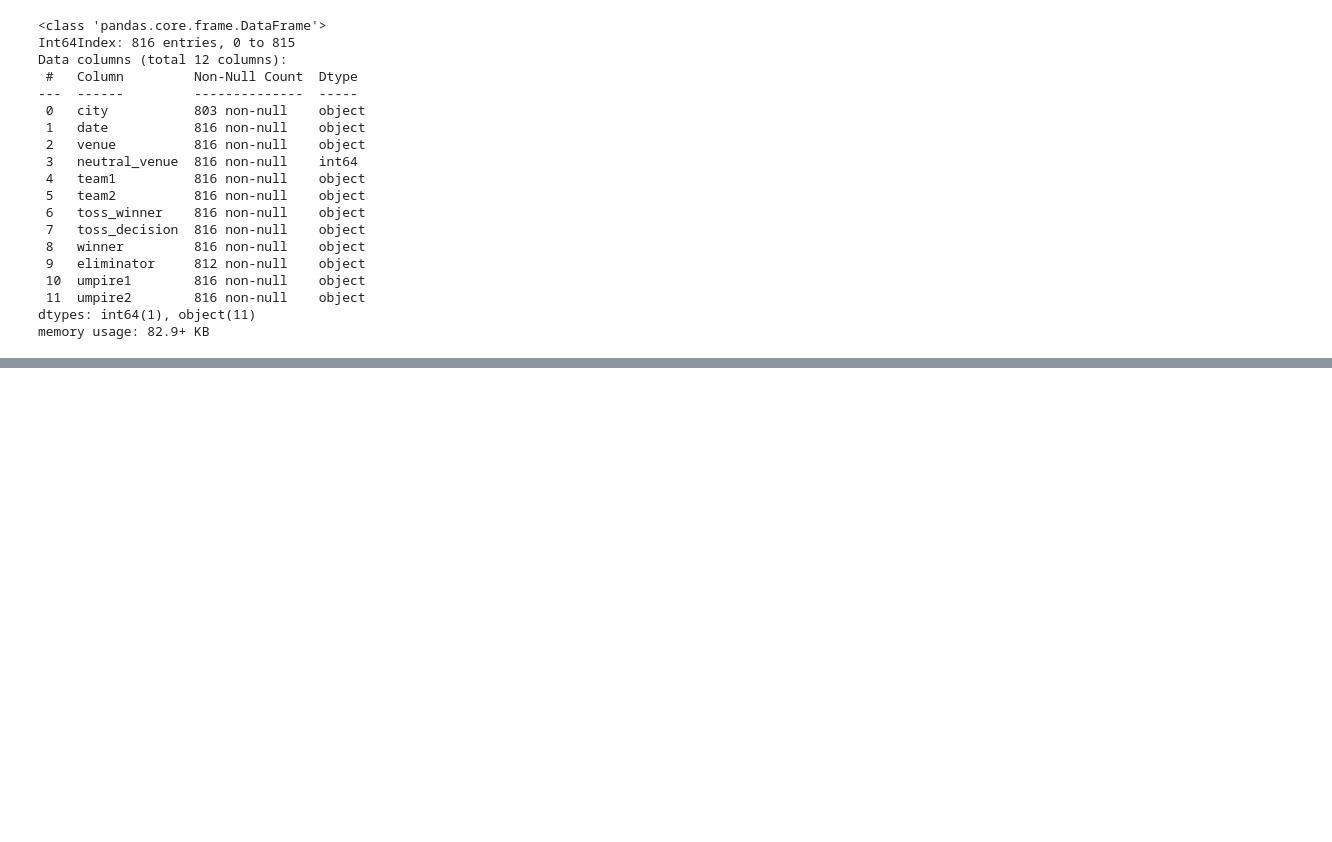
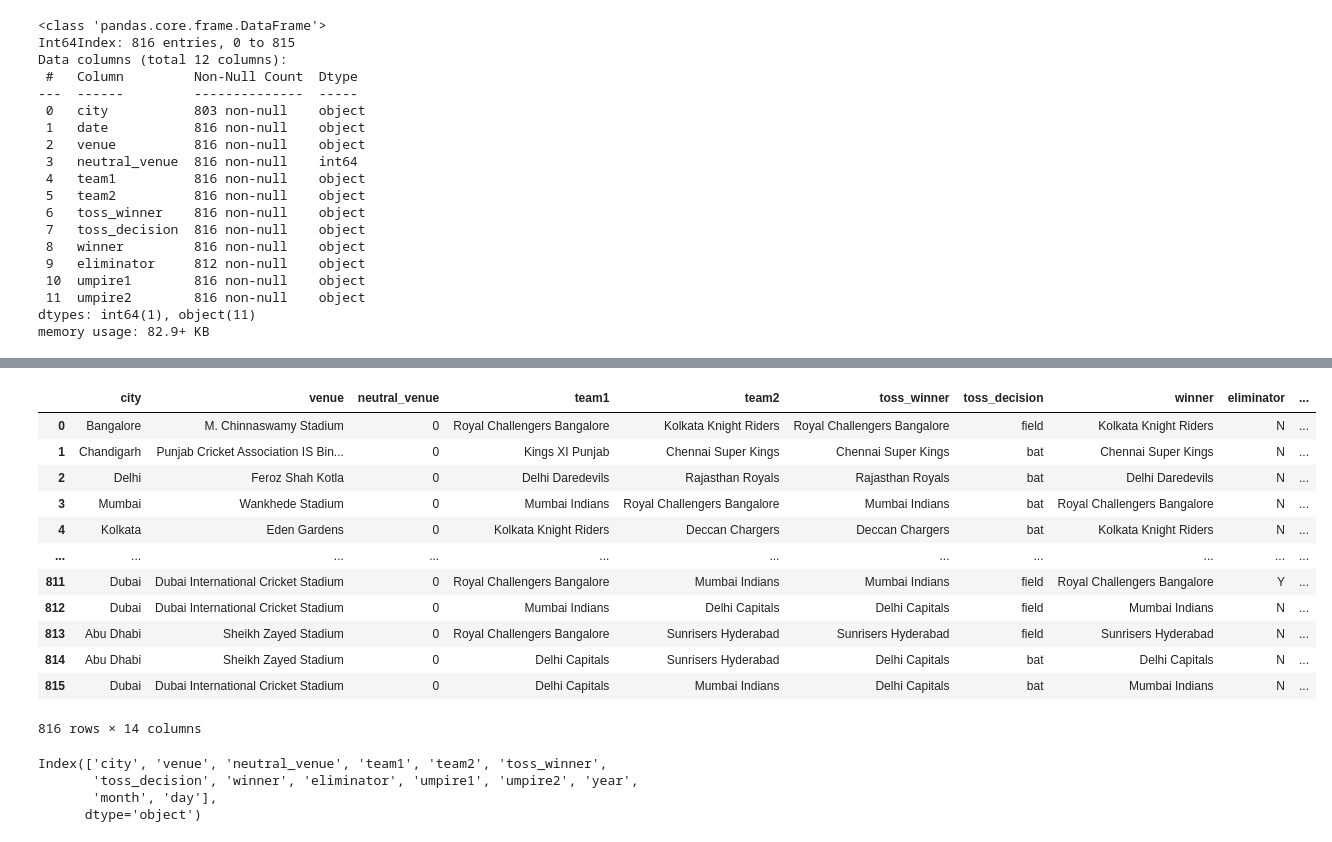
Before and after one commit to nahidosen/Group_5_CSE445_3_Spring_21, a Jupyter notebook: ipynb/Project.ipynb, the cells around one changed output, grey strips where cells are left out. Cells and saved outputs as stored; diff of their text form; code cells hidden in the pictures; blank space fills up the shorter version.

```diff
--- a/ipynb/Project.ipynb
+++ b/ipynb/Project.ipynb
@@ -521,0 +598,6 @@ ipl_3[ipl_3['eliminator'].isnull() == True]
+# %%
+ipl_3['date'] = pd.to_datetime(ipl_3['date'])
+ipl_3['year'] = ipl_3['date'].dt.year
+ipl_3['month'] = ipl_3['date'].dt.month
+ipl_3['day'] = ipl_3['date'].dt.day
+ipl_3.info()
@@ -521,0 +628,25 @@ ipl_3[ipl_3['eliminator'].isnull() == True]
+# %%
+ipl_4 = ipl_3
+ipl_4 = ipl_4.drop(['date'], axis = 1)
+ipl_4
+# %% [output]
+|  | city | venue | neutral_venue | team1 | team2 | toss_winner | toss_decision | winner | eliminator | ... |
+| 0 | Bangalore | M. Chinnaswamy Stadium | 0 | Royal Challengers Bangalore | Kolkata Knight Riders | Royal Challengers Bangalore | field | Kolkata Knight Riders | N | ... |
+| 1 | Chandigarh | Punjab Cricket Association IS Bin... | 0 | Kings XI Punjab | Chennai Super Kings | Chennai Super Kings | bat | Chennai Super Kings | N | ... |
+| 2 | Delhi | Feroz Shah Kotla | 0 | Delhi Daredevils | Rajasthan Royals | Rajasthan Royals | bat | Delhi Daredevils | N | ... |
+| 3 | Mumbai | Wankhede Stadium | 0 | Mumbai Indians | Royal Challengers Bangalore | Mumbai Indians | bat | Royal Challengers Bangalore | N | ... |
+| 4 | Kolkata | Eden Gardens | 0 | Kolkata Knight Riders | Deccan Chargers | Deccan Chargers | bat | Kolkata Knight Riders | N | ... |
+| ... | ... | ... | ... | ... | ... | ... | ... | ... | ... | ... |
+| 811 | Dubai | Dubai International Cricket Stadium | 0 | Royal Challengers Bangalore | Mumbai Indians | Mumbai Indians | field | Royal Challengers Bangalore | Y | ... |
+| 812 | Dubai | Dubai International Cricket Stadium | 0 | Mumbai Indians | Delhi Capitals | Delhi Capitals | field | Mumbai Indians | N | ... |
+| 813 | Abu Dhabi | Sheikh Zayed Stadium | 0 | Royal Challengers Bangalore | Sunrisers Hyderabad | Sunrisers Hyderabad | field | Sunrisers Hyderabad | N | ... |
+| 814 | Abu Dhabi | Sheikh Zayed Stadium | 0 | Delhi Capitals | Sunrisers Hyderabad | Delhi Capitals | bat | Delhi Capitals | N | ... |
+| 815 | Dubai | Dubai International Cricket Stadium | 0 | Delhi Capitals | Mumbai Indians | Delhi Capitals | bat | Mumbai Indians | N | ... |
+816 rows × 14 columns
+# %%
+ipl_4.columns
+# %% [output]
+Index(['city', 'venue', 'neutral_venue', 'team1', 'team2', 'toss_winner',
+       'toss_decision', 'winner', 'eliminator', 'umpire1', 'umpire2', 'year',
+       'month', 'day'],
+      dtype='object')
```
Also changed, not shown: parts of 11 cells of this notebook.
